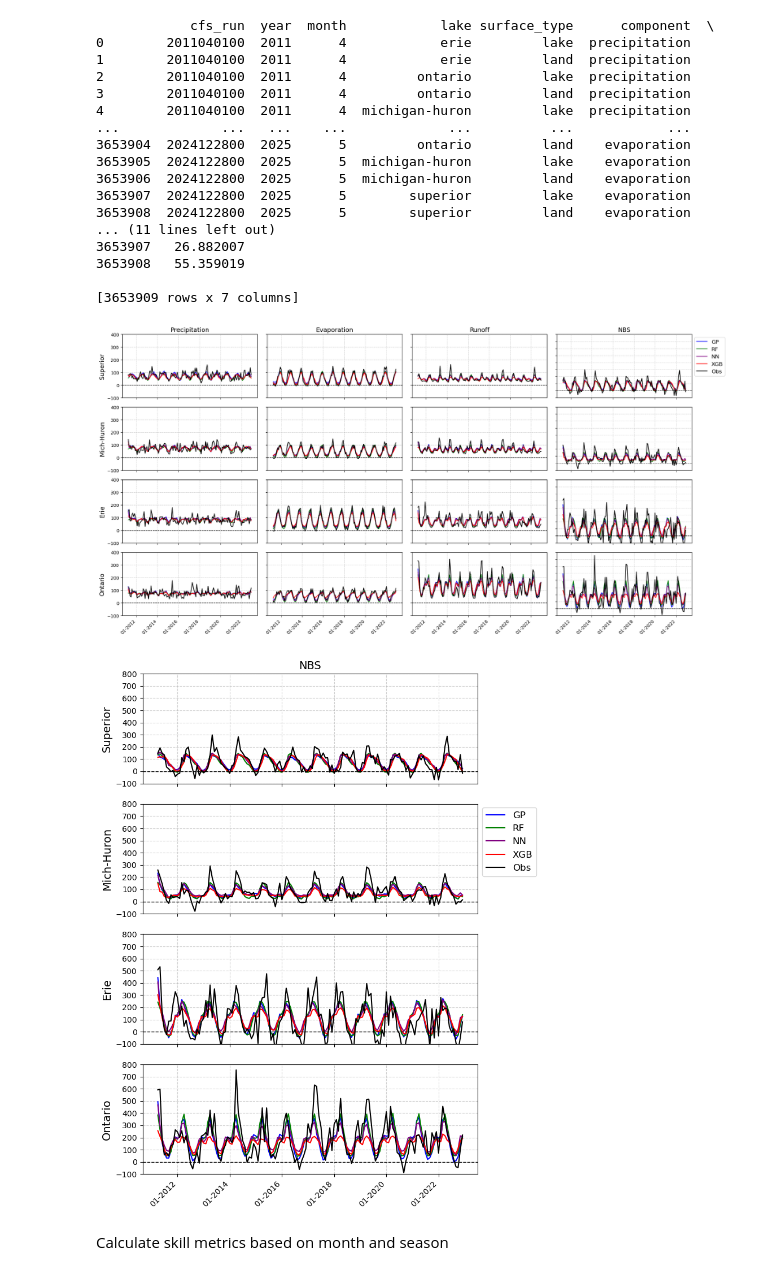
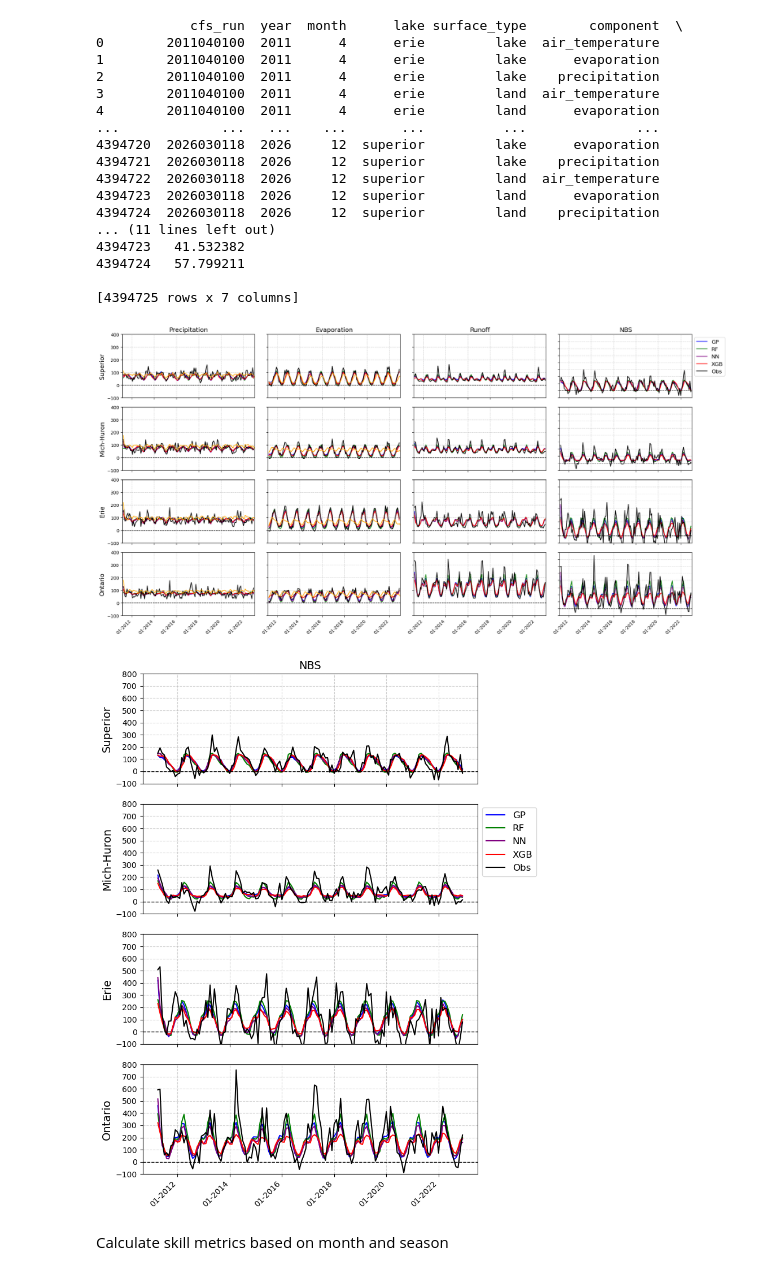
Before and after one commit to great-lakes-ai-lab/cnbs-predictor, a Jupyter notebook: notebooks/verification/cnbs_predictor_verification.ipynb, the cells around one changed output. Cells and saved outputs as stored; diff of their text form; code cells hidden in the pictures.

```diff
--- a/notebooks/verification/cnbs_predictor_verification.ipynb
+++ b/notebooks/verification/cnbs_predictor_verification.ipynb
@@ -23,15 +23,12 @@ local_path = '/Users/ljob/Desktop/'
 input_dir = local_path + 'cnbs-predictor/data/'
 
 # Path to input CFS forecast database
-cfs_database = local_path+ 'Data/cfs_forecast_archive_2011-2024.db'
+cfs_database = local_path+ 'Data/cfs_forecast_archive_2011-2026.db'
 cfs_table = 'cfs_forecast_data'
 
 # Path to save CNBS forecast output to a database
 cnbs_database = local_path + 'Data/cnbs_forecast_verification.db'
 cnbs_table = 'cnbs_forecast'
-
-# Path to GLSEA SST data
-glsea_data = input_dir + 'glsea/oisst_sst_1981-2024.csv'
 
 # Path to SNODAS data
 snodas_data = input_dir + 'snodas/SWE.SNODAS.GL.csv'
@@ -59,4 +56,4 @@ if X.isna().any().any():
     print("\nRemoving rows with NaN values before continuing.\n")
     X = X.dropna(how='any')
 # %%
-df = X.drop(columns=[col for col in X.columns if col.startswith("month")])
+X = X.drop(columns=[col for col in X.columns if col.startswith("month")])
@@ -67,2 +90,2 @@ df_sst = df_sst_k.reindex(X.index, method="ffill")
 # %%
-X_merged = pd.merge(df_sst, X, left_index=True, right_index=True, how='inner')
+X_merged = pd.merge(snodas, X, left_index=True, right_index=True, how='inner')
@@ -108,7 +117,7 @@ model_runner = CNBSForecaster(model_dir, scaler_dir)
 model_predictions = []
 for model_name in model_runner.models.keys():
     print(f"Predicting with {model_name}...")
-    df_y = model_runner.predict(X_merged_2, model_name)
+    df_y = model_runner.predict(X_merged, model_name)
     model_predictions.append(df_y)
 
 # Combine all predictions
@@ -377,23 +379,23 @@ for components, title in component_configs:
 # %%
 print(data)
 # %% [output]
-            cfs_run  year  month            lake surface_type      component  \
-0        2011040100  2011      4            erie         lake  precipitation
-1        2011040100  2011      4            erie         land  precipitation
-2        2011040100  2011      4         ontario         lake  precipitation
-3        2011040100  2011      4         ontario         land  precipitation
-4        2011040100  2011      4  michigan-huron         lake  precipitation
-...             ...   ...    ...             ...          ...            ...
-3653904  2024122800  2025      5         ontario         land    evaporation
-3653905  2024122800  2025      5  michigan-huron         lake    evaporation
-3653906  2024122800  2025      5  michigan-huron         land    evaporation
-3653907  2024122800  2025      5        superior         lake    evaporation
-3653908  2024122800  2025      5        superior         land    evaporation
+            cfs_run  year  month      lake surface_type        component  \
+0        2011040100  2011      4      erie         lake  air_temperature
+1        2011040100  2011      4      erie         lake      evaporation
+2        2011040100  2011      4      erie         lake    precipitation
+3        2011040100  2011      4      erie         land  air_temperature
+4        2011040100  2011      4      erie         land      evaporation
+...             ...   ...    ...       ...          ...              ...
+4394720  2026030118  2026     12  superior         lake      evaporation
+4394721  2026030118  2026     12  superior         lake    precipitation
+4394722  2026030118  2026     12  superior         land  air_temperature
+4394723  2026030118  2026     12  superior         land      evaporation
+4394724  2026030118  2026     12  superior         land    precipitation
 ... (11 lines left out)
-3653907   26.882007
-3653908   55.359019
+4394723   41.532382
+4394724   57.799211
 
-[3653909 rows x 7 columns]
+[4394725 rows x 7 columns]
 # %%
 df = data.copy()
 
@@ -459,9 +461,9 @@ for row, lake in enumerate(lakes):
                 color='black', linewidth=1.5, label='Obs')
 
         # Only plot CFS for precipitation + evaporation
-        #if comp in ['precipitation', 'evaporation']:
-        #    ax.plot(df_cfs['date'], df_cfs[column],
-        #            color='orange', linewidth=1.5, label='CFS')
+        if comp in ['precipitation', 'evaporation']:
+            ax.plot(df_cfs['date'], df_cfs[column],
+                    color='orange', linewidth=1.5, label='CFS')
 
         ax.axhline(0, color='black', linestyle='--', linewidth=1)
         ax.grid(True, linestyle='--', alpha=0.6)
@@ -470,39 +472,39 @@ for row, lake in enumerate(lakes):
         # Set titles and labels
         if row == 0:
             ax.set_title(titles[col], fontsize=14)
         if row == 3:
             ax.xaxis.set_major_formatter(mdates.DateFormatter('%m-%Y'))
             ax.tick_params(axis='x', rotation=45)
             for label in ax.get_xticklabels():
                 label.set_horizontalalignment('right')
         else:
             ax.set_xticklabels([])
 
         if col == 0:
             ax.set_ylabel(ylabels[row], fontsize=14)
         else:
             ax.set_yticklabels([])
         if col == 3:
             ax.set_ylim(-100, 800)
         else:
             ax.set_ylim(-100, 400)
 
 # Add legend once
 axs[0, 3].legend(loc='lower left', bbox_to_anchor=(1, 0.3), fontsize=12)
 
-start_date = pd.to_datetime('2014-01-01')
-end_date = pd.to_datetime('2015-01-01')
+start_date = pd.to_datetime('2011-03-01')
+end_date = pd.to_datetime('2023-01-01')
 
-#for ax_row in axs:
-#    for ax in ax_row:
-#        ax.set_xlim(start_date, end_date)
+for ax_row in axs:
+    for ax in ax_row:
+        ax.set_xlim(start_date, end_date)
 
 # Save and show plot
 plt.tight_layout()
 plt.savefig('CNBS_forecasts.png', dpi=300)
 plt.show()
 # %% [output]
-[figure, old version]
+[figure, new version]
 # %%
 import matplotlib.pyplot as plt
 import matplotlib.dates as mdates
@@ -584,7 +586,7 @@ plt.tight_layout()
 plt.savefig('NBS_forecasts.png', dpi=300)
 plt.show()
 # %% [output]
-[figure, old version]
+[figure, new version]
 # %% [markdown]
 Calculate skill metrics based on month and season
 # %%
```
Also changed, not shown: parts of 16 cells of this notebook.
